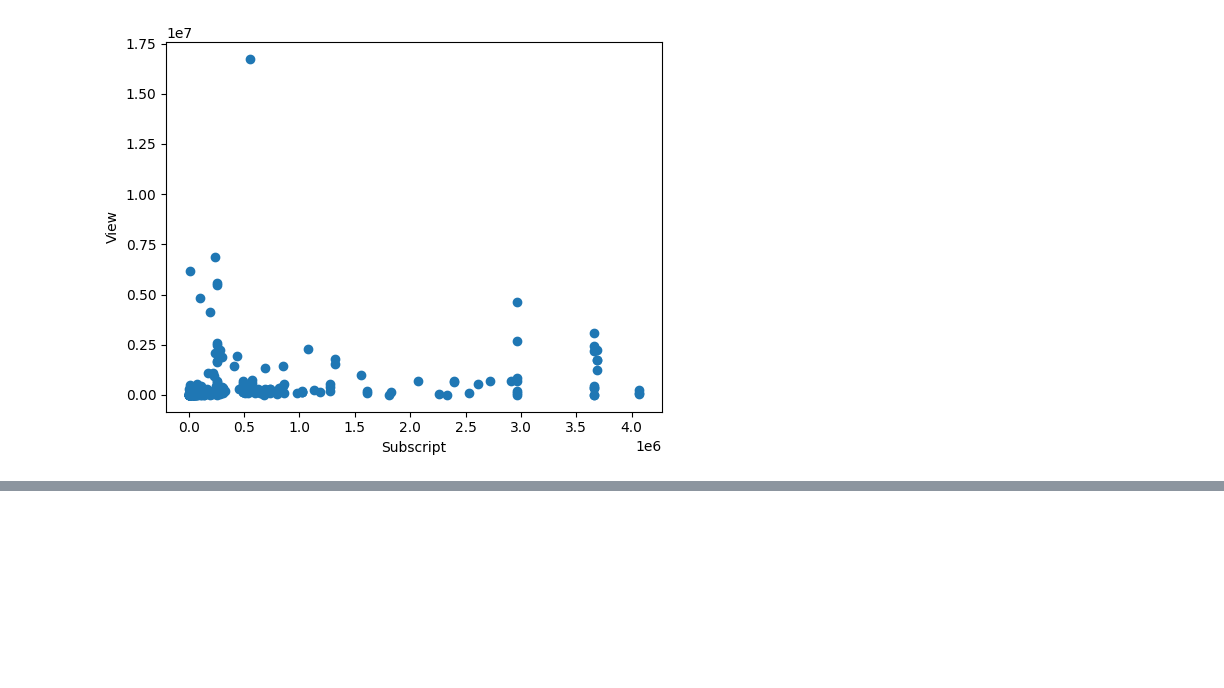
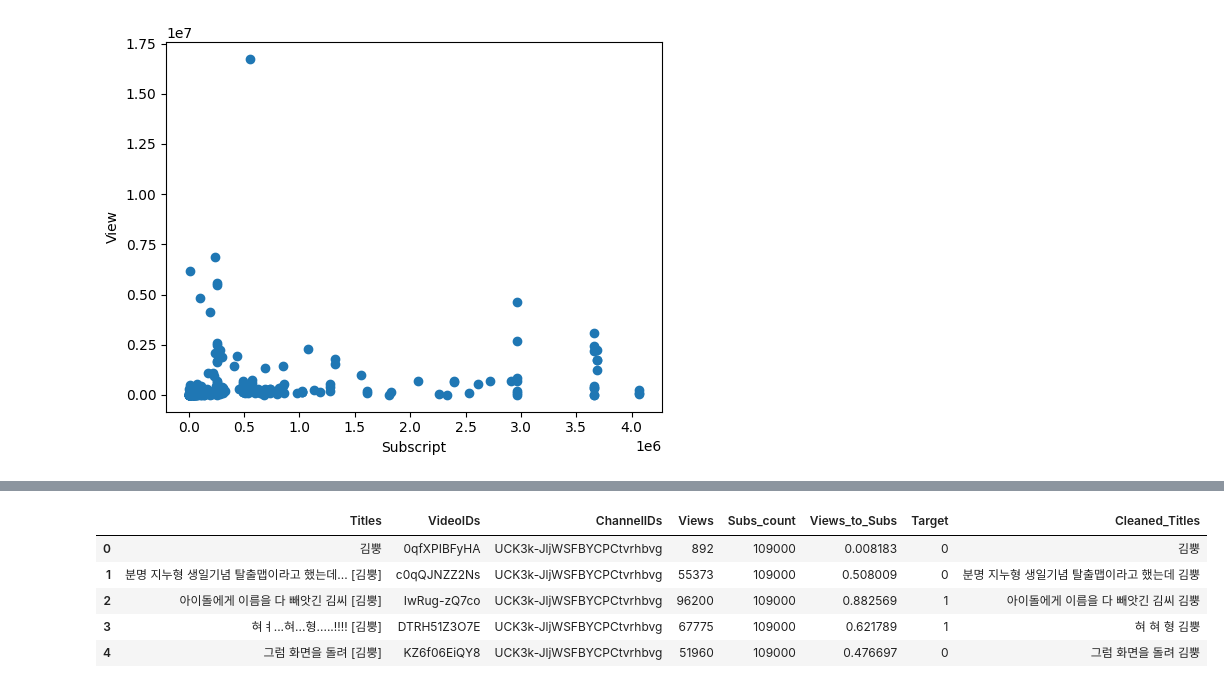
Before and after one commit to Suhwan0818/Youtube-AI-web, a Jupyter notebook: YouTube_Data_Cleaning_Preprocessing.ipynb, the cells around one changed output, grey strips where cells are left out. Saved outputs shown, nothing was run; the diff lists cells and outputs as text; code cells hidden in the pictures; blank space fills up the shorter version.

```diff
--- a/YouTube_Data_Cleaning_Preprocessing.ipynb
+++ b/YouTube_Data_Cleaning_Preprocessing.ipynb
@@ -45,0 +96,20 @@ plt.show()
+# %%
+def process_titles(titles):
+  processed_titles = []
+
+  for title in titles:
+    sample_title = re.compile('[ㄱ-ㅎ가-힣a-zA-Z0-9]+').findall(title)
+    sample_title = " ".join(sample_title)
+    processed_titles.append(sample_title)
+  return processed_titles
+
+cleaned_titles = process_titles(data_df.Titles)
+data_df["Cleaned_Titles"] = cleaned_titles
+data_df.head()
+# %% [output]
+|  | Titles | VideoIDs | ChannelIDs | Views | Subs_count | Views_to_Subs | Target | Cleaned_Titles |
+| 0 | 김뿡 | 0qfXPIBFyHA | UCK3k-JljWSFBYCPCtvrhbvg | 892 | 109000 | 0.008183 | 0 | 김뿡 |
+| 1 | 분명 지누형 생일기념 탈출맵이라고 했는데... [김뿡] | c0qQJNZZ2Ns | UCK3k-JljWSFBYCPCtvrhbvg | 55373 | 109000 | 0.508009 | 0 | 분명 지누형 생일기념 탈출맵이라고 했는데 김뿡 |
+| 2 | 아이돌에게 이름을 다 빼앗긴 김씨 [김뿡] | IwRug-zQ7co | UCK3k-JljWSFBYCPCtvrhbvg | 96200 | 109000 | 0.882569 | 1 | 아이돌에게 이름을 다 빼앗긴 김씨 김뿡 |
+| 3 | 혀ㅕ...혀...형.....!!!! [김뿡] | DTRH51Z3O7E | UCK3k-JljWSFBYCPCtvrhbvg | 67775 | 109000 | 0.621789 | 1 | 혀 혀 형 김뿡 |
+| 4 | 그럼 화면을 돌려 [김뿡] | KZ6f06EiQY8 | UCK3k-JljWSFBYCPCtvrhbvg | 51960 | 109000 | 0.476697 | 0 | 그럼 화면을 돌려 김뿡 |
```
Also changed, not shown: parts of 6 cells of this notebook, 3 other files.
